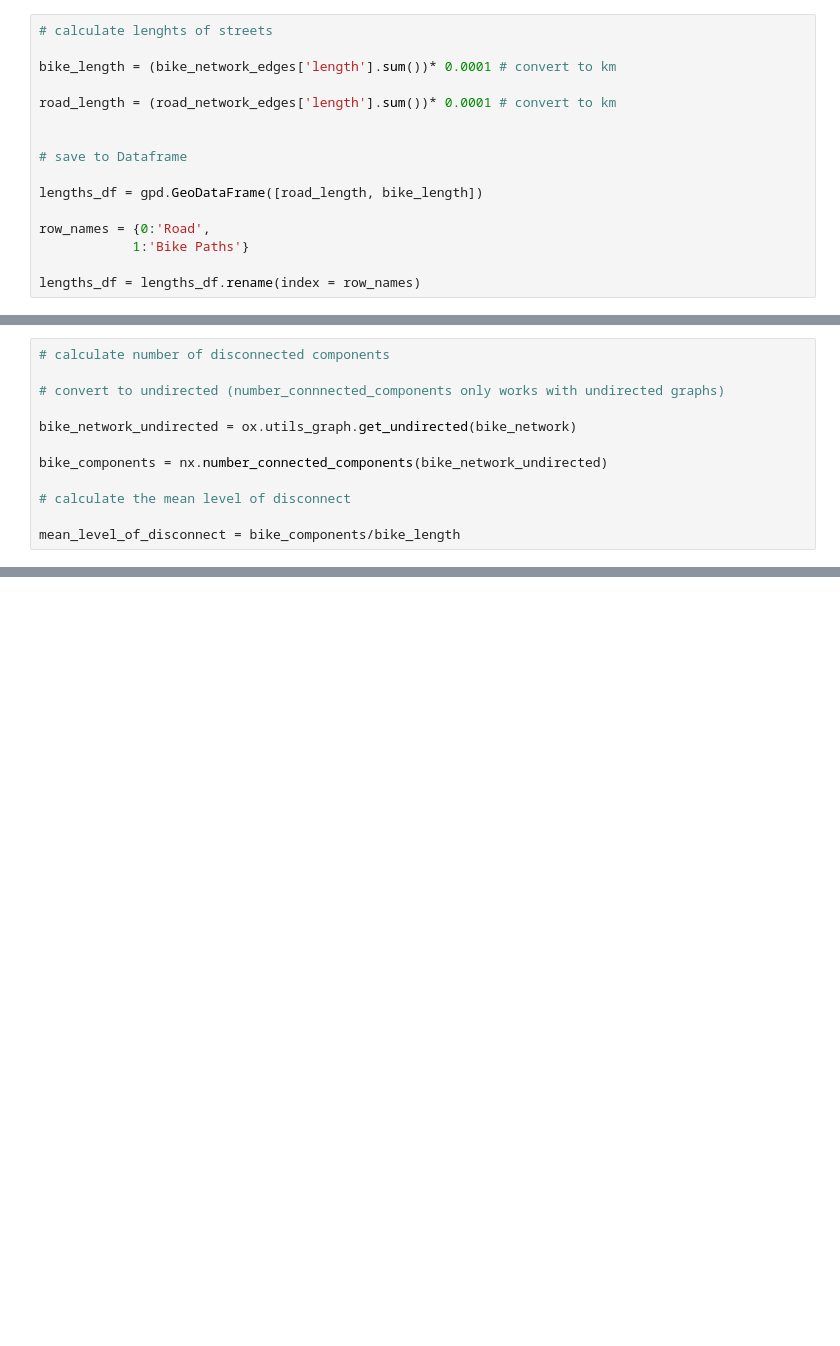
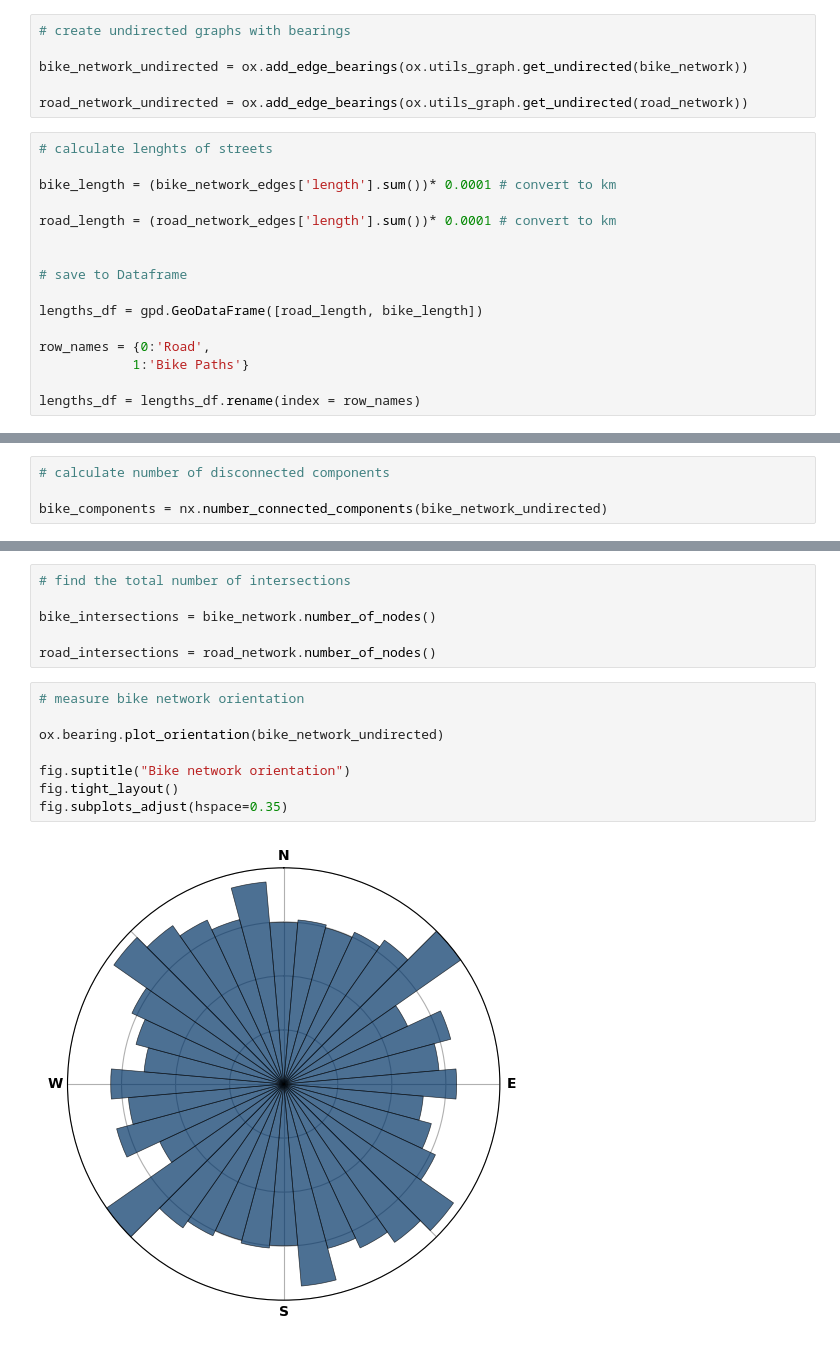
Before and after one commit to Froguin99/bikeNetworksEDA, a Jupyter notebook: 01-bike-network-data-analysis.ipynb, the cells around one changed output, grey strips where cells are left out. Cells and saved outputs as stored; diff of their text form; blank space fills up the shorter version.

```diff
--- a/01-bike-network-data-analysis.ipynb
+++ b/01-bike-network-data-analysis.ipynb
@@ -25,6 +32,12 @@ road_network =  ox.io.load_graphml(working_directory + "\data\\road_network.xml"
 bike_network_edges = ox.utils_graph.graph_to_gdfs(bike_network, nodes=False)
 
 road_network_edges = ox.utils_graph.graph_to_gdfs(road_network, nodes=False)
+# %%
+# create undirected graphs with bearings
+
+bike_network_undirected = ox.add_edge_bearings(ox.utils_graph.get_undirected(bike_network))
+
+road_network_undirected = ox.add_edge_bearings(ox.utils_graph.get_undirected(road_network))
 # %%
 # calculate lenghts of streets
 
@@ -73,12 +86,4 @@ The ratio of road network ( 189.51392420000005 km) to bike network ( 24.0302862
 # %%
 # calculate number of disconnected components
 
-# convert to undirected (number_connnected_components only works with undirected graphs)
-
-bike_network_undirected = ox.utils_graph.get_undirected(bike_network)
-
 bike_components = nx.number_connected_components(bike_network_undirected)
-
-# calculate the mean level of disconnect
-
-mean_level_of_disconnect = bike_components/bike_length
@@ -88,0 +99,16 @@ mean_level_of_disconnect
+# %%
+# find the total number of intersections
+
+bike_intersections = bike_network.number_of_nodes()
+
+road_intersections = road_network.number_of_nodes()
+# %%
+# measure bike network orientation
+
+ox.bearing.plot_orientation(bike_network_undirected)
+
+fig.suptitle("Bike network orientation")
+fig.tight_layout()
+fig.subplots_adjust(hspace=0.35)
+# %% [output]
+[figure, added]
```
Also changed, not shown: parts of 13 cells of this notebook.
